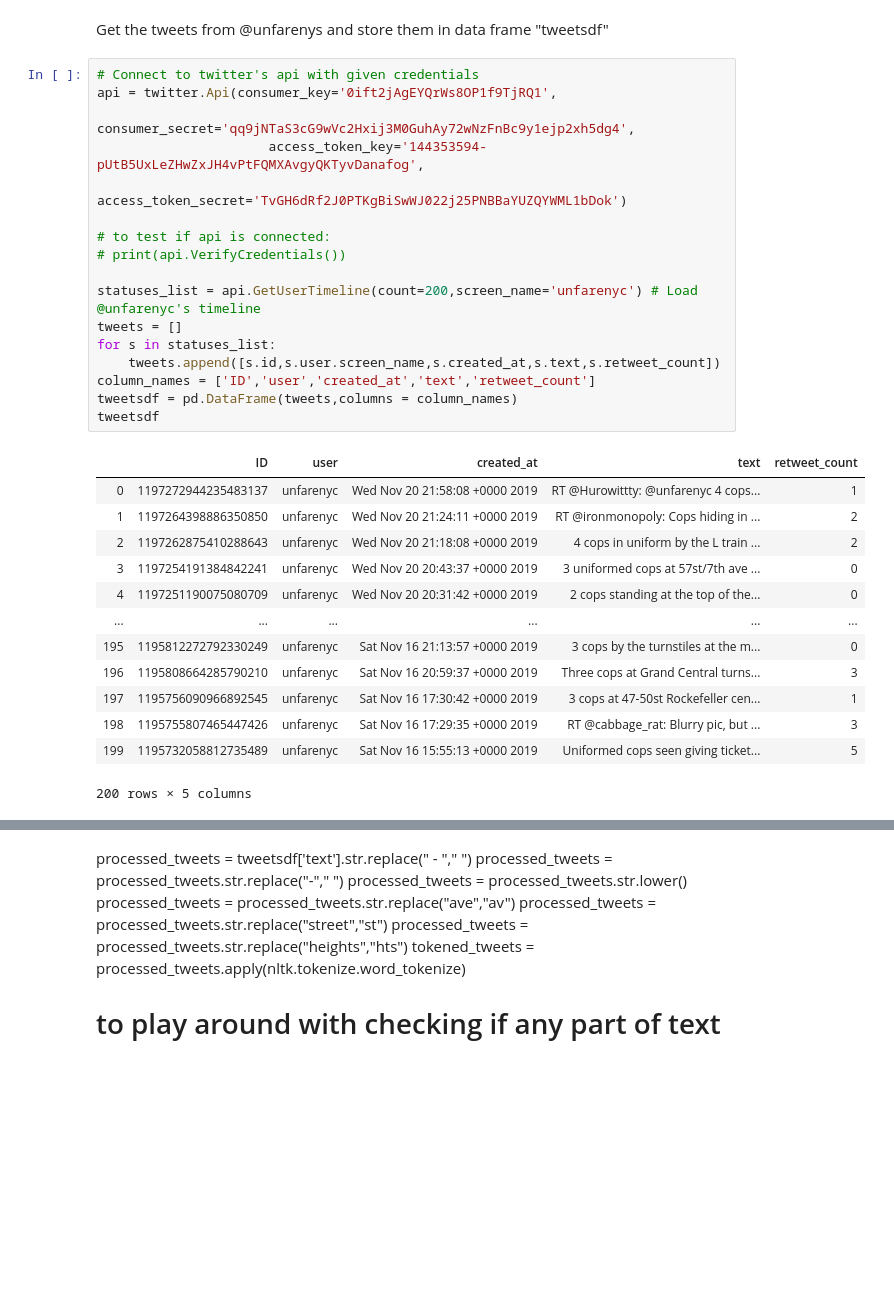
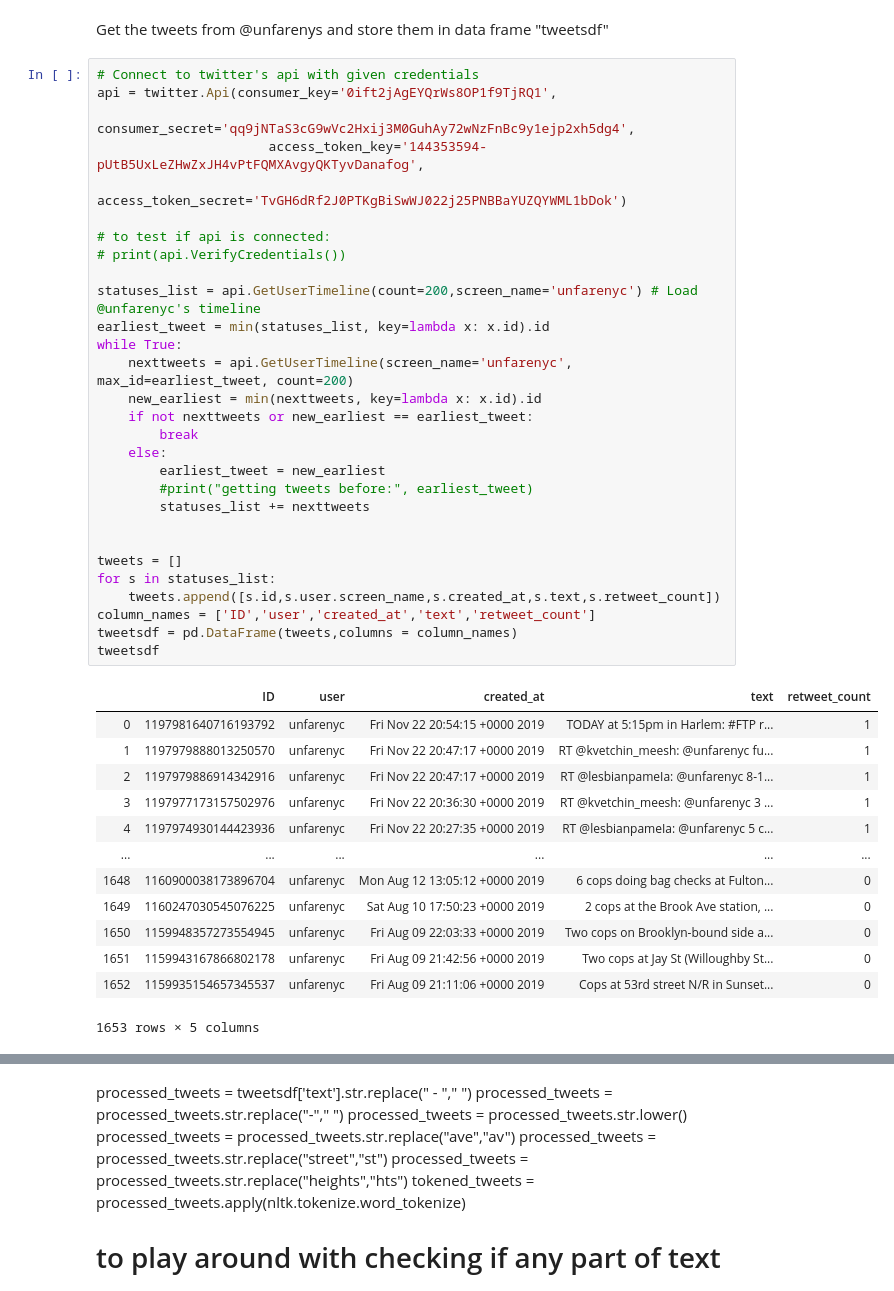
Before and after one commit to lkahlon9/fare_evasion, a Jupyter notebook: unfarenyc_processing.ipynb, the cells around one changed output, grey strips where cells are left out. Saved outputs shown, nothing was run; the diff lists cells and outputs as text; blank space fills up the shorter version.

```diff
--- a/unfarenyc_processing.ipynb
+++ b/unfarenyc_processing.ipynb
@@ -21,31 +21,43 @@ Get the tweets from @unfarenys and store them in data frame "tweetsdf"
 # %%
 # Connect to twitter's api with given credentials
 api = twitter.Api(consumer_key='0ift2jAgEYQrWs8OP1f9TjRQ1',
                       consumer_secret='qq9jNTaS3cG9wVc2Hxij3M0GuhAy72wNzFnBc9y1ejp2xh5dg4',
                       access_token_key='144353594-pUtB5UxLeZHwZxJH4vPtFQMXAvgyQKTyvDanafog',
                       access_token_secret='TvGH6dRf2J0PTKgBiSwWJ022j25PNBBaYUZQYWML1bDok')
 
 # to test if api is connected:
 # print(api.VerifyCredentials())
 
 statuses_list = api.GetUserTimeline(count=200,screen_name='unfarenyc') # Load @unfarenyc's timeline
+earliest_tweet = min(statuses_list, key=lambda x: x.id).id
+while True:
+    nexttweets = api.GetUserTimeline(screen_name='unfarenyc', max_id=earliest_tweet, count=200)
+    new_earliest = min(nexttweets, key=lambda x: x.id).id
+    if not nexttweets or new_earliest == earliest_tweet:
+        break
+    else:
+        earliest_tweet = new_earliest
+        #print("getting tweets before:", earliest_tweet)
+        statuses_list += nexttweets
+
+
 tweets = []
 for s in statuses_list:
     tweets.append([s.id,s.user.screen_name,s.created_at,s.text,s.retweet_count])
 column_names = ['ID','user','created_at','text','retweet_count']
 tweetsdf = pd.DataFrame(tweets,columns = column_names)
 tweetsdf
 # %% [output]
 |  | ID | user | created_at | text | retweet_count |
-| 0 | 1197272944235483137 | unfarenyc | Wed Nov 20 21:58:08 +0000 2019 | RT @Hurowittty: @unfarenyc 4 cops... | 1 |
-| 1 | 1197264398886350850 | unfarenyc | Wed Nov 20 21:24:11 +0000 2019 | RT @ironmonopoly: Cops hiding in ... | 2 |
-| 2 | 1197262875410288643 | unfarenyc | Wed Nov 20 21:18:08 +0000 2019 | 4 cops in uniform by the L train ... | 2 |
-| 3 | 1197254191384842241 | unfarenyc | Wed Nov 20 20:43:37 +0000 2019 | 3 uniformed cops at 57st/7th ave ... | 0 |
-| 4 | 1197251190075080709 | unfarenyc | Wed Nov 20 20:31:42 +0000 2019 | 2 cops standing at the top of the... | 0 |
+| 0 | 1197981640716193792 | unfarenyc | Fri Nov 22 20:54:15 +0000 2019 | TODAY at 5:15pm in Harlem: #FTP r... | 1 |
+| 1 | 1197979888013250570 | unfarenyc | Fri Nov 22 20:47:17 +0000 2019 | RT @kvetchin_meesh: @unfarenyc fu... | 1 |
+| 2 | 1197979886914342916 | unfarenyc | Fri Nov 22 20:47:17 +0000 2019 | RT @lesbianpameIa: @unfarenyc 8-1... | 1 |
+| 3 | 1197977173157502976 | unfarenyc | Fri Nov 22 20:36:30 +0000 2019 | RT @kvetchin_meesh: @unfarenyc 3 ... | 1 |
+| 4 | 1197974930144423936 | unfarenyc | Fri Nov 22 20:27:35 +0000 2019 | RT @lesbianpameIa: @unfarenyc 5 c... | 1 |
 | ... | ... | ... | ... | ... | ... |
-| 195 | 1195812272792330249 | unfarenyc | Sat Nov 16 21:13:57 +0000 2019 | 3 cops by the turnstiles at the m... | 0 |
-| 196 | 1195808664285790210 | unfarenyc | Sat Nov 16 20:59:37 +0000 2019 | Three cops at Grand Central turns... | 3 |
-| 197 | 1195756090966892545 | unfarenyc | Sat Nov 16 17:30:42 +0000 2019 | 3 cops at 47-50st Rockefeller cen... | 1 |
-| 198 | 1195755807465447426 | unfarenyc | Sat Nov 16 17:29:35 +0000 2019 | RT @cabbage_rat: Blurry pic, but ... | 3 |
-| 199 | 1195732058812735489 | unfarenyc | Sat Nov 16 15:55:13 +0000 2019 | Uniformed cops seen giving ticket... | 5 |
+| 1648 | 1160900038173896704 | unfarenyc | Mon Aug 12 13:05:12 +0000 2019 | 6 cops doing bag checks at Fulton... | 0 |
+| 1649 | 1160247030545076225 | unfarenyc | Sat Aug 10 17:50:23 +0000 2019 | 2 cops at the Brook Ave station, ... | 0 |
+| 1650 | 1159948357273554945 | unfarenyc | Fri Aug 09 22:03:33 +0000 2019 | Two cops on Brooklyn-bound side a... | 0 |
+| 1651 | 1159943167866802178 | unfarenyc | Fri Aug 09 21:42:56 +0000 2019 | Two cops at Jay St (Willoughby St... | 0 |
+| 1652 | 1159935154657345537 | unfarenyc | Fri Aug 09 21:11:06 +0000 2019 | Cops at 53rd street N/R in Sunset... | 0 |
-200 rows × 5 columns
+1653 rows × 5 columns
```
Also changed, not shown: parts of 9 cells of this notebook.
